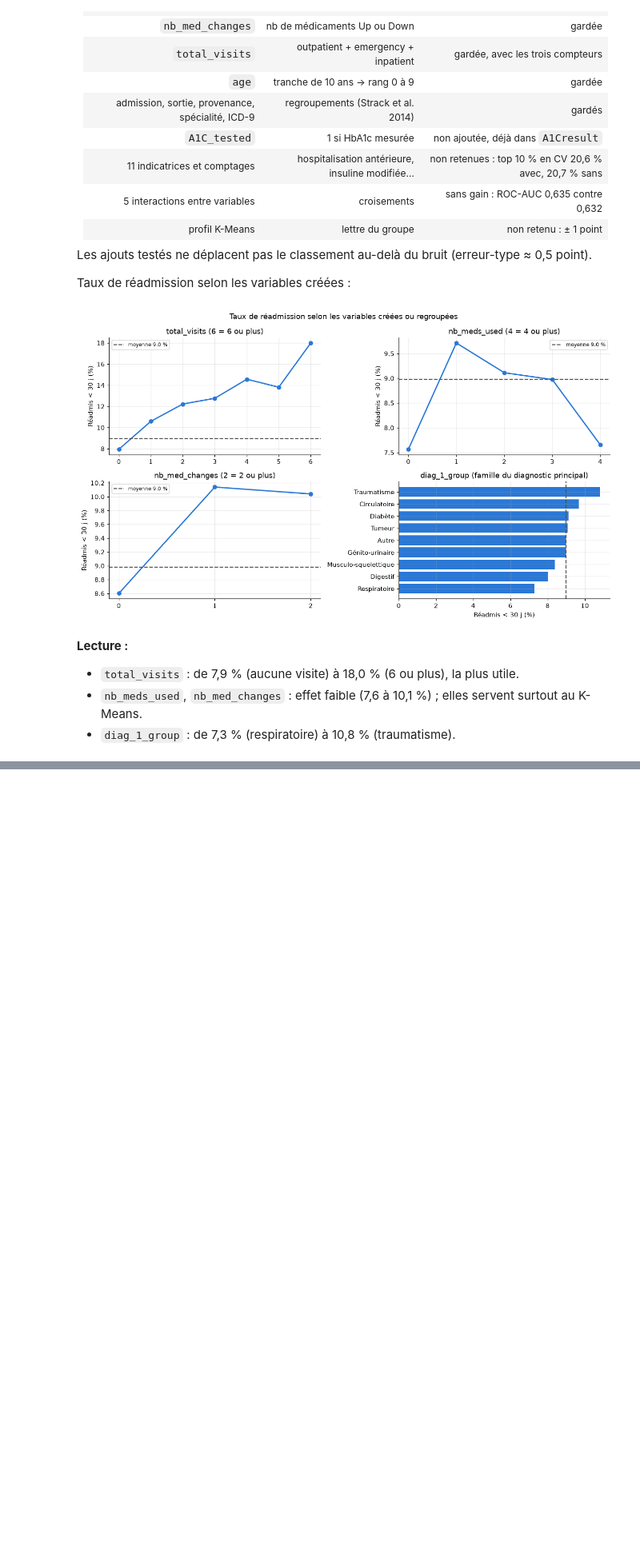
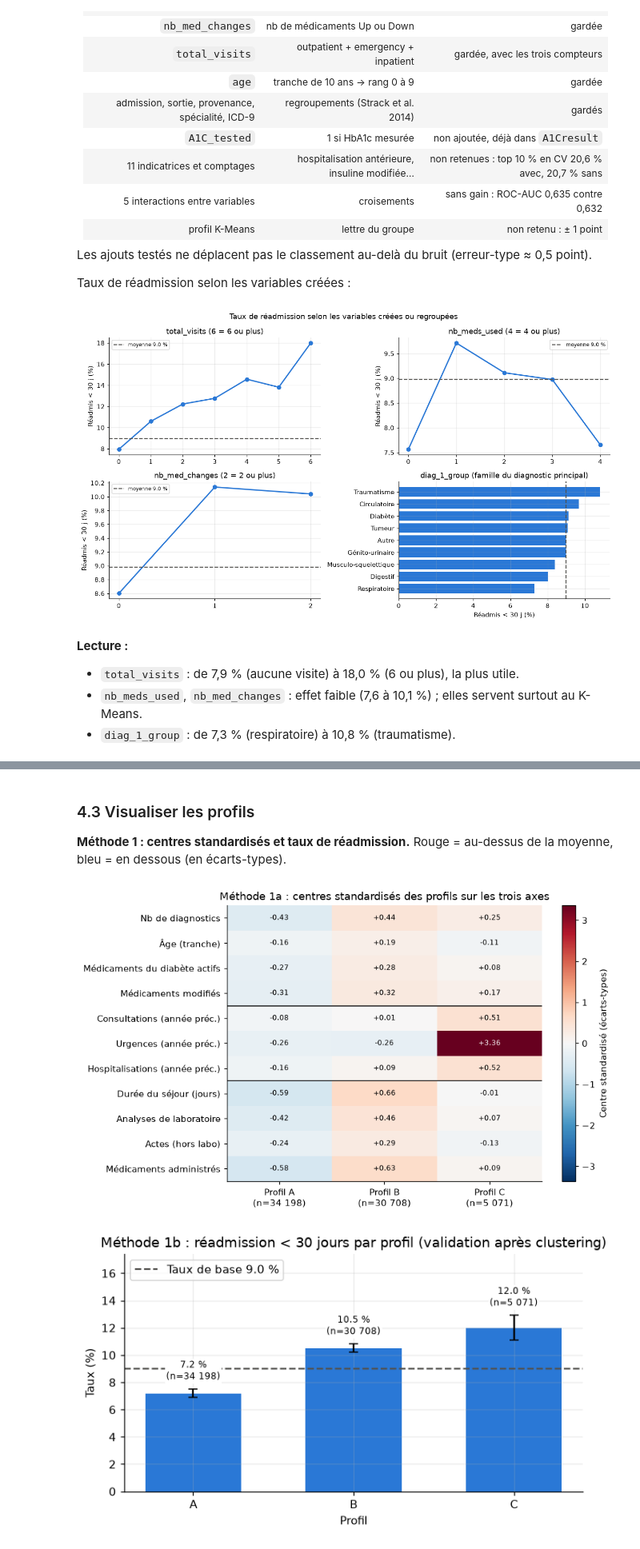
Before and after one commit to YoussefAbbes/notebook-dynamika-diabetes, a Jupyter notebook: analysis/notebook_diabetes_dynamika.ipynb, the cells around one changed output, grey strips where cells are left out. Shown at 80% size. Cells and saved outputs as stored; diff of their text form; code cells hidden in the pictures; blank space fills up the shorter version.

Commit message:
CRISP-DM : modélisation DSO 1, segmentation des patients

```diff
--- a/analysis/notebook_diabetes_dynamika.ipynb
+++ b/analysis/notebook_diabetes_dynamika.ipynb
@@ -415,0 +482,19 @@ plt.show()
+# %%
+km = KMeans(n_clusters=K, n_init=10, random_state=RS).fit(Z)
+ordre = pd.Series(km.labels_).value_counts().index.tolist(); lettres = {lab: chr(65 + i) for i, lab in enumerate(ordre)}
+df["profil"] = pd.Series(km.labels_).map(lettres).values          # lettres par effectif décroissant
+profil = X_cluster.groupby(df["profil"])[vars_cluster].median()
+profil.insert(0, "effectif", df["profil"].value_counts().sort_index()); profil.insert(1, "part (%)", (profil["effectif"] / len(df) * 100).round(1))
+display(profil.T)
+base_rate = df["target_readmission"].mean()
+readm = df.groupby("profil")["target_readmission"].agg(taux="mean", réadmis="sum", effectif="size")
+readm["taux (%)"] = (readm["taux"] * 100).round(1); readm["marge ± (95 %)"] = (196 * np.sqrt(readm["taux"] * (1 - readm["taux"]) / readm["effectif"])).round(1)
+display(readm[["effectif", "réadmis", "taux (%)", "marge ± (95 %)"]])
+# table croisée avec l'autre découpage : où vont les patients de chaque groupe ?
+autre = 6 if K == 3 else 3
+lab_autre = pd.Series(labels_k[autre]).map({lab: f"G{i + 1}" for i, lab in enumerate(pd.Series(labels_k[autre]).value_counts().index)}).values
+taux_autre = (df["target_readmission"].groupby(lab_autre).mean() * 100).round(1)
+croise = pd.crosstab(df["profil"].rename(f"profil (k = {K})"), lab_autre)
+croise.columns = [fr(f"{g} (réadmis {taux_autre[g]} %)") for g in croise.columns]
+print(f"Lignes : profils k = {K}. Colonnes : groupes obtenus avec k = {autre}, numérotés par effectif décroissant, avec leur taux de réadmission.")
+display(croise)
@@ -415,0 +527,27 @@ plt.show()
+# %% [markdown]
+### 4.3 Visualiser les profils
+
+**Méthode 1 : centres standardisés et taux de réadmission.** Rouge = au-dessus de la moyenne, bleu = en dessous (en
+écarts-types).
+# %%
+centres = pd.DataFrame(km.cluster_centers_, columns=vars_cluster); centres.index = [lettres[i] for i in range(K)]; centres = centres.sort_index()
+fig, ax = plt.subplots(figsize=(1.2 * K + 5, 5.2)); lim = np.abs(centres.values).max()
+im = ax.imshow(centres.T.values, cmap="RdBu_r", vmin=-lim, vmax=lim, aspect="auto")
+ax.set_xticks(range(K), [f"Profil {c}\n(n={profil.loc[c, 'effectif']:,})".replace(",", " ") for c in centres.index])
+ax.set_yticks(range(len(vars_cluster)), [noms_fr[v] for v in vars_cluster])
+for i in range(len(vars_cluster)):
+    for j in range(K):
+        v = centres.T.values[i, j]; ax.text(j, i, f"{v:+.2f}", ha="center", va="center", fontsize=8, color="white" if abs(v) > lim * 0.6 else "black")
+for yl in (3.5, 6.5): ax.axhline(yl, color="black", lw=1)
+ax.grid(False); fig.colorbar(im, ax=ax, label="Centre standardisé (écarts-types)"); ax.set_title("Méthode 1a : centres standardisés des profils sur les trois axes")
+fig.tight_layout(); fig.savefig(OUT / f"{PFX}fig2_profils_centres.png", bbox_inches="tight"); plt.show()
+
+fig, ax = plt.subplots(figsize=(1.1 * K + 3, 3.8))
+bars = ax.bar(readm.index, readm["taux (%)"], yerr=readm["marge ± (95 %)"], color=BLEU, width=0.6, capsize=4)
+ax.axhline(base_rate * 100, color=GRIS, ls="--", lw=1.5, label=f"Taux de base {base_rate*100:.1f} %")
+for b, t, n, e in zip(bars, readm["taux (%)"], readm["effectif"], readm["marge ± (95 %)"]): ax.text(b.get_x() + b.get_width() / 2, t + e + 0.5, f"{t:.1f} %\n(n={n:,})".replace(",", " "), ha="center", va="bottom", fontsize=8, bbox=dict(facecolor="white", edgecolor="none", pad=1))
+ax.set(title="Méthode 1b : réadmission < 30 jours par profil (validation après clustering)", xlabel="Profil", ylabel="Taux (%)", ylim=(0, readm["taux (%)"].max() * 1.45)); ax.legend(loc="upper left")
+fig.tight_layout(); fig.savefig(OUT / f"{PFX}fig3_readmission_par_profil.png", bbox_inches="tight"); plt.show()
+# %% [output]
+[figure, added]
+[figure, added]
```
Also changed, not shown: parts of 13 cells of this notebook, 2 other files.
